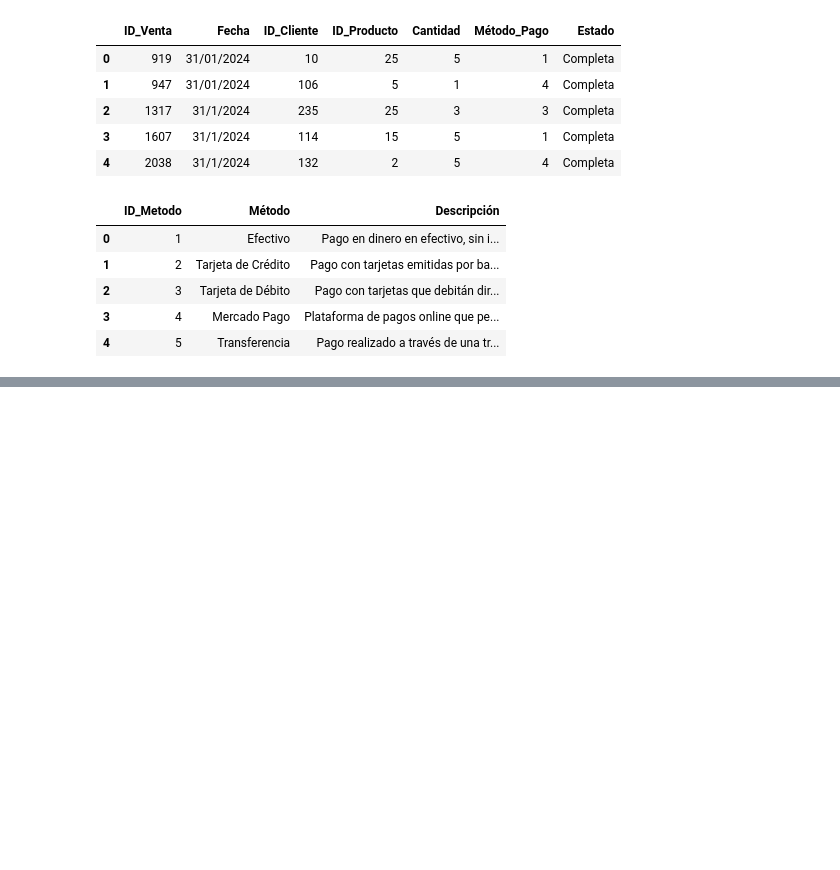
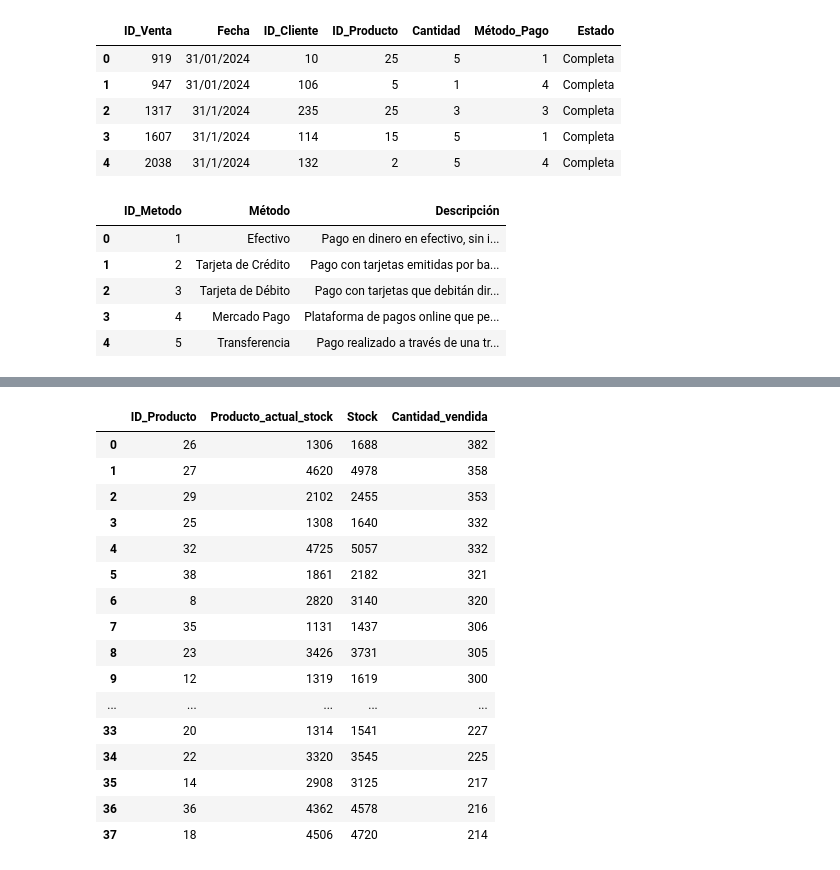
Before and after one commit to alan1x/Proyecto_SF_LKR, a Jupyter notebook: codes/principal.ipynb, the cells around one changed output, grey strips where cells are left out. Cells and saved outputs as stored; diff of their text form; code cells hidden in the pictures; blank space fills up the shorter version.

```diff
--- a/codes/principal.ipynb
+++ b/codes/principal.ipynb
@@ -44,0 +100,23 @@ display(metodos_pago.head())
+# %%
+productos_vendidos=df.groupby("ID_Producto")["Producto_actual_stock"].min().reset_index()
+productos_vendidos=productos_vendidos.merge(productos[["ID_Producto","Stock"]], on="ID_Producto", how="inner")
+productos_vendidos["Cantidad_vendida"]=productos_vendidos["Stock"]-productos_vendidos["Producto_actual_stock"]
+productos_vendidos.sort_values("Cantidad_vendida", ascending=False).reset_index(drop=True)
+# %% [output]
+|  | ID_Producto | Producto_actual_stock | Stock | Cantidad_vendida |
+| 0 | 26 | 1306 | 1688 | 382 |
+| 1 | 27 | 4620 | 4978 | 358 |
+| 2 | 29 | 2102 | 2455 | 353 |
+| 3 | 25 | 1308 | 1640 | 332 |
+| 4 | 32 | 4725 | 5057 | 332 |
+| 5 | 38 | 1861 | 2182 | 321 |
+| 6 | 8 | 2820 | 3140 | 320 |
+| 7 | 35 | 1131 | 1437 | 306 |
+| 8 | 23 | 3426 | 3731 | 305 |
+| 9 | 12 | 1319 | 1619 | 300 |
+| ... | ... | ... | ... | ... |
+| 33 | 20 | 1314 | 1541 | 227 |
+| 34 | 22 | 3320 | 3545 | 225 |
+| 35 | 14 | 2908 | 3125 | 217 |
+| 36 | 36 | 4362 | 4578 | 216 |
+| 37 | 18 | 4506 | 4720 | 214 |
```
Also changed, not shown: parts of 8 cells of this notebook.
